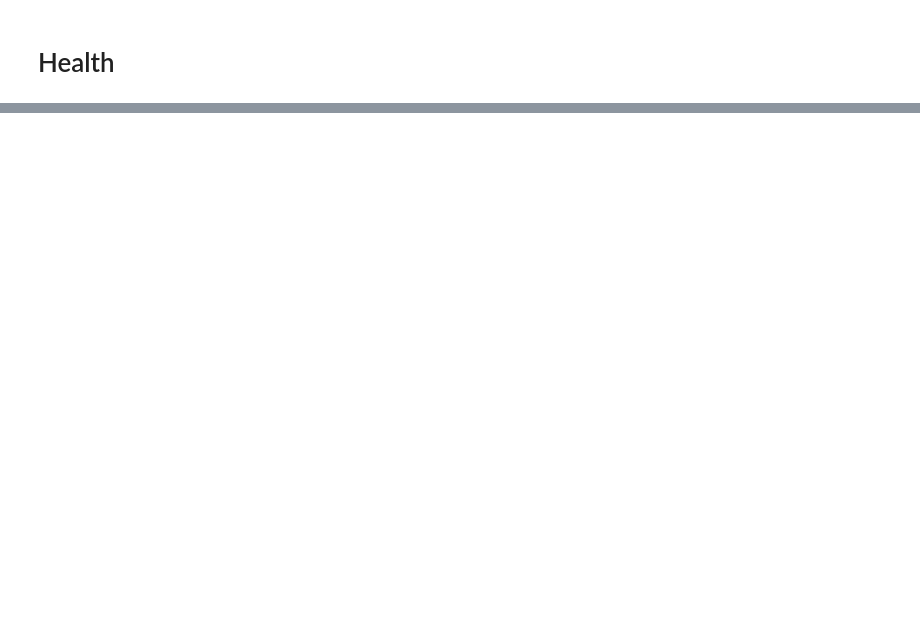
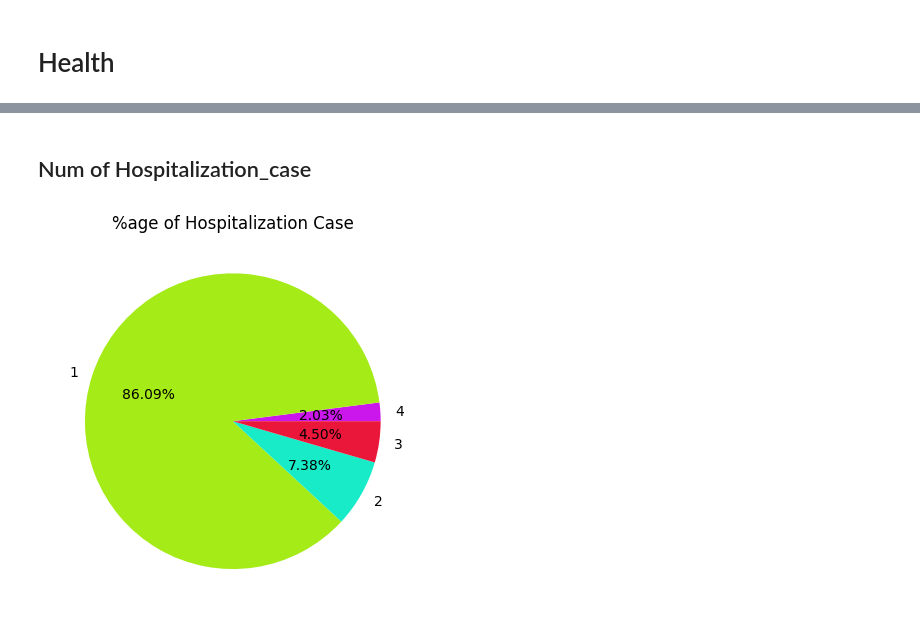
Before and after one commit to Rudra-G-23/rural-financial-inclusion-govt-scheme-recommendation, a Jupyter notebook: parquet-data/lev-07/notebooks/lev-07-06-eda-01.ipynb, the cells around one changed output, grey strips where cells are left out. Cells and saved outputs as stored; diff of their text form; code cells hidden in the pictures; blank space fills up the shorter version.

```diff
--- a/parquet-data/lev-07/notebooks/lev-07-06-eda-01.ipynb
+++ b/parquet-data/lev-07/notebooks/lev-07-06-eda-01.ipynb
@@ -297,0 +150,15 @@ Govt
+# %% [markdown]
+## Num of Hospitalization_case
+# %%
+plt.pie(
+    data=pdf['Hospitalization_case'].value_counts(),
+    x = pdf['Hospitalization_case'].value_counts()['count'],
+    labels=pdf['Hospitalization_case'].value_counts()['Hospitalization_case'],
+    autopct='%1.2f%%',
+)
+
+
+plt.title('%age of Hospitalization Case')
+plt.show()
+# %% [output]
+[figure, added]
```
Also changed, not shown: parts of 80 cells of this notebook, 1 other file.
